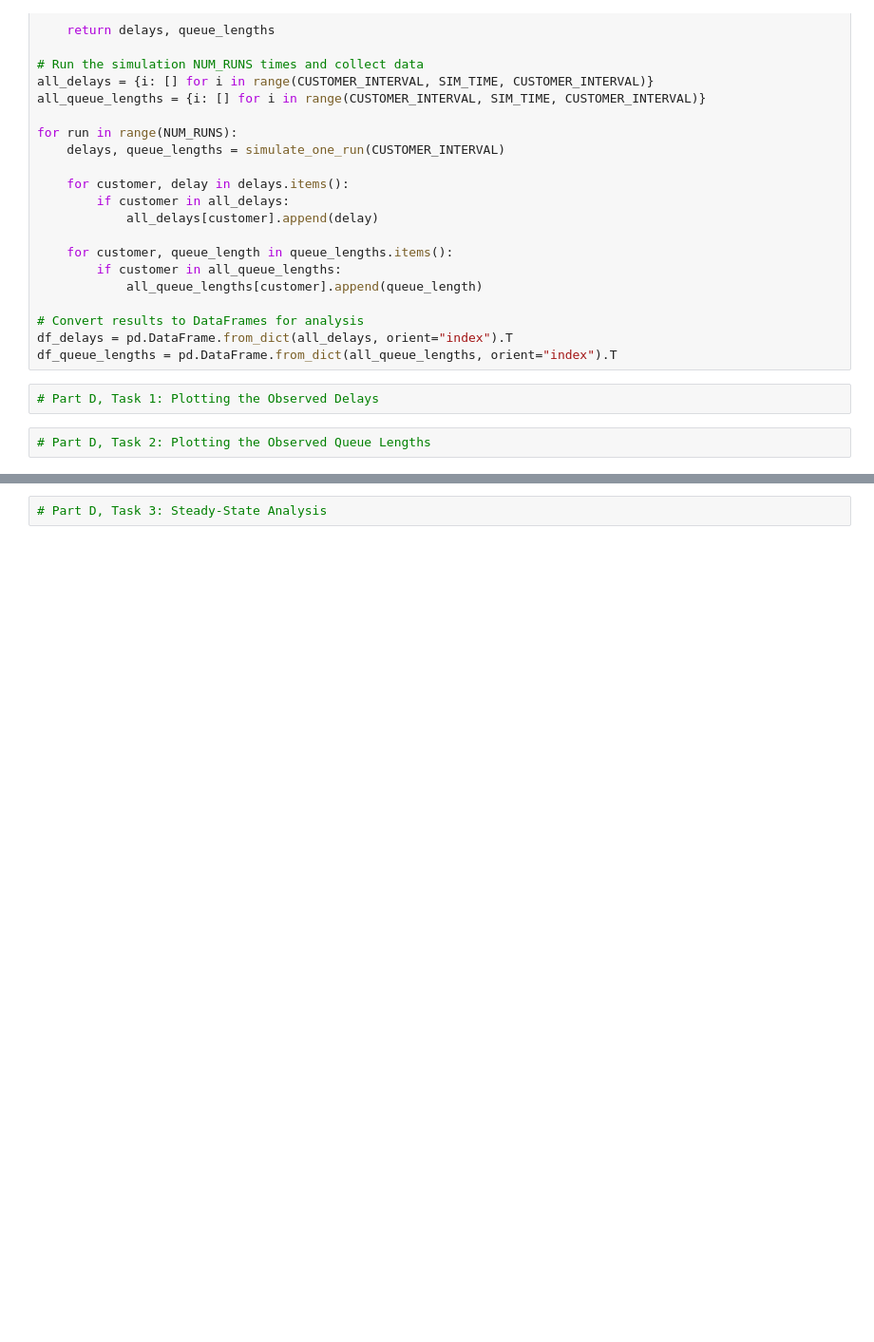
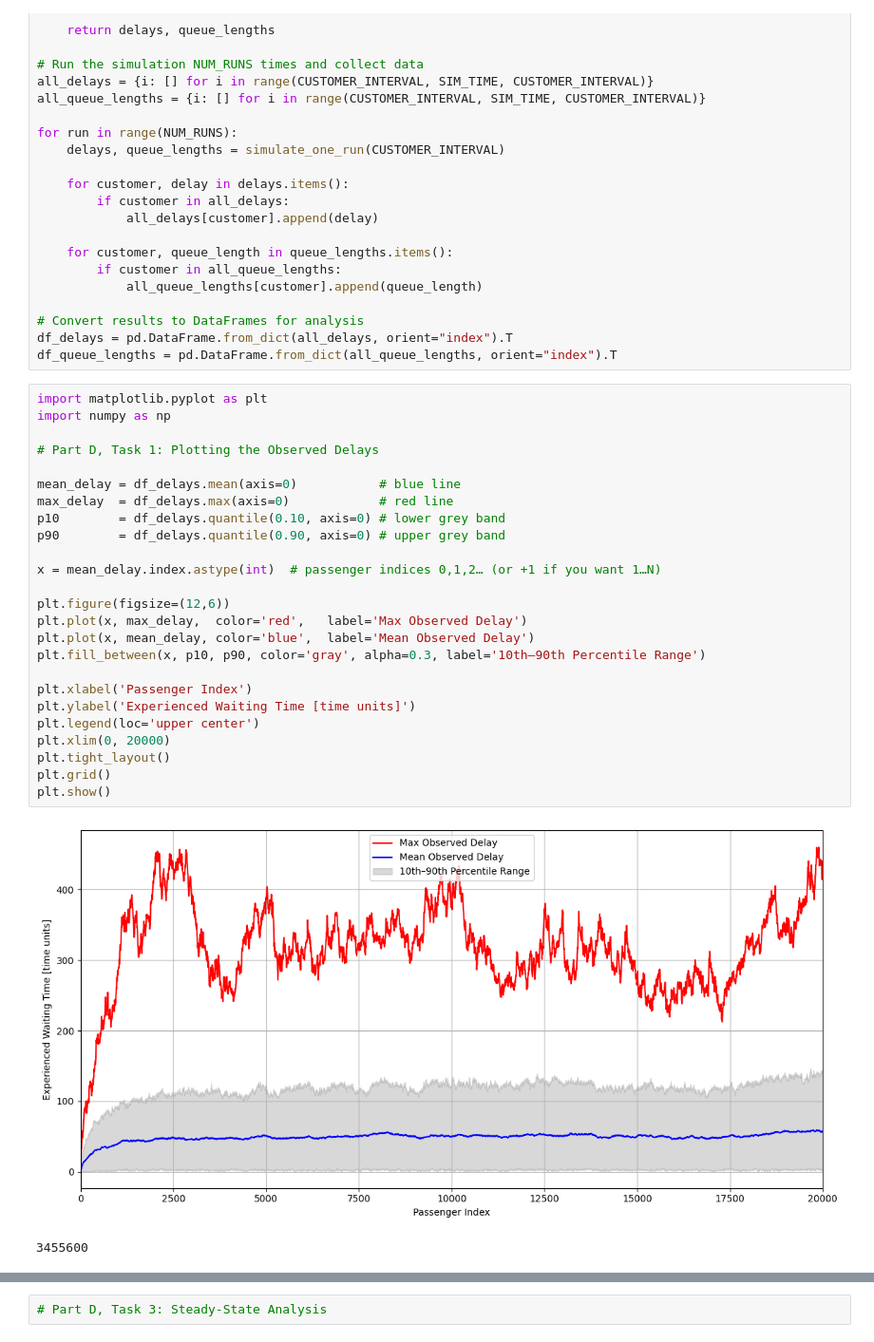
Before and after one commit to SimonsRepositories/zhaw-aviatik-tso, a Jupyter notebook: 09_01_qpa1.ipynb, the cells around one changed output, grey strips where cells are left out. Shown: that part at 95% size. Saved outputs shown, nothing was run; the diff lists cells and outputs as text; blank space fills up the shorter version.

```diff
--- a/09_01_qpa1.ipynb
+++ b/09_01_qpa1.ipynb
@@ -314,7 +330,31 @@ for run in range(NUM_RUNS):
 # Convert results to DataFrames for analysis
 df_delays = pd.DataFrame.from_dict(all_delays, orient="index").T
 df_queue_lengths = pd.DataFrame.from_dict(all_queue_lengths, orient="index").T
-# %%
-# Part D, Task 1: Plotting the Observed Delays
-# %%
-# Part D, Task 2: Plotting the Observed Queue Lengths
+# %%
+import matplotlib.pyplot as plt
+import numpy as np
+
+# Part D, Task 1: Plotting the Observed Delays
+
+mean_delay = df_delays.mean(axis=0)           # blue line
+max_delay  = df_delays.max(axis=0)            # red line
+p10        = df_delays.quantile(0.10, axis=0) # lower grey band
+p90        = df_delays.quantile(0.90, axis=0) # upper grey band
+
+x = mean_delay.index.astype(int)  # passenger indices 0,1,2… (or +1 if you want 1…N)
+
+plt.figure(figsize=(12,6))
+plt.plot(x, max_delay,  color='red',   label='Max Observed Delay')
+plt.plot(x, mean_delay, color='blue',  label='Mean Observed Delay')
+plt.fill_between(x, p10, p90, color='gray', alpha=0.3, label='10th–90th Percentile Range')
+
+plt.xlabel('Passenger Index')
+plt.ylabel('Experienced Waiting Time [time units]')
+plt.legend(loc='upper center')
+plt.xlim(0, 20000)
+plt.tight_layout()
+plt.grid()
+plt.show()
+# %% [output]
+[figure, added]
+3455600
```
Also changed, not shown: parts of 7 cells of this notebook.
